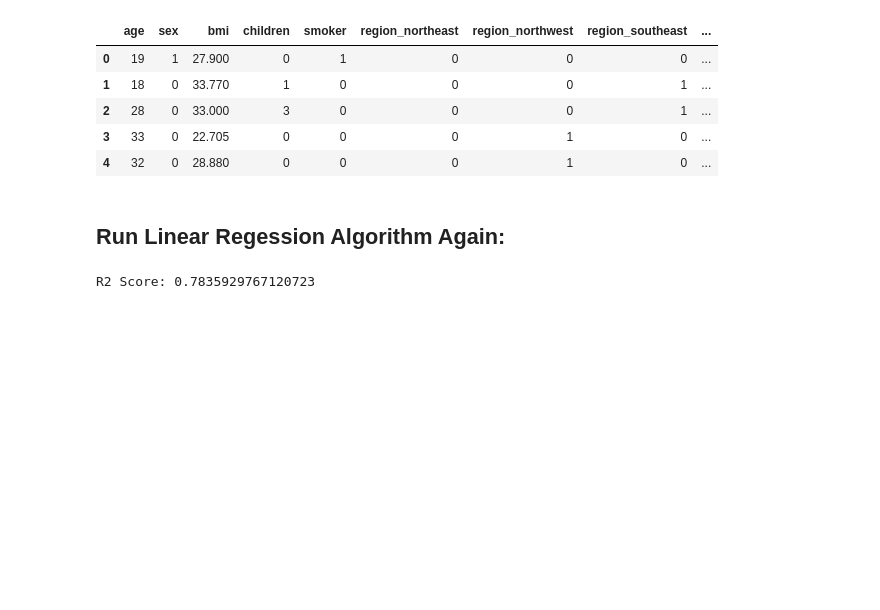
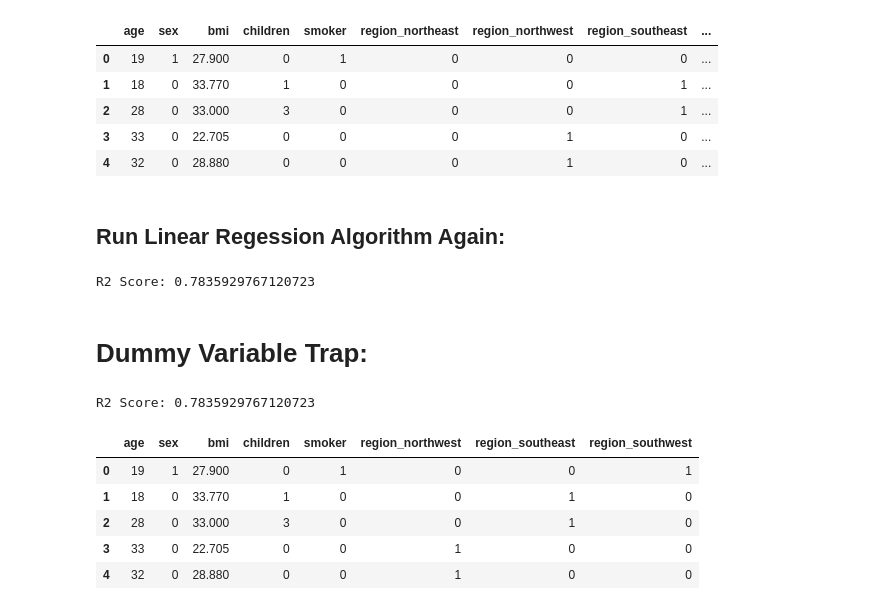
Before and after one commit to SatinderSinghSall/AI-and-Machine-Learning, a Jupyter notebook: 26. Machine Learning - Part 2/LinearRegression.ipynb, the cells around one changed output. Drawn from its saved outputs; the diff is of its cells as text; code cells hidden in the pictures; blank space fills up the shorter version.

Commit message:
AI / ML: Machine Learning - Part 2 -- Dummy Variable Trap.

```diff
--- a/26. Machine Learning - Part 2/LinearRegression.ipynb
+++ b/26. Machine Learning - Part 2/LinearRegression.ipynb
@@ -210,3 +210,5 @@ r2 = r2_score(y_test, y_pred)
 print(f"R2 Score: {r2}")
 # %% [output]
 R2 Score: 0.7835929767120723
+# %% [markdown]
+# Dummy Variable Trap:
@@ -212,0 +223,27 @@ R2 Score: 0.7835929767120723
+# %%
+# Train, Test and Split Data:
+
+X_train, X_test, y_train, y_test = train_test_split(
+    X, y, test_size=0.2, random_state=42
+)
+
+# Train Model:
+model = LinearRegression()
+model.fit(X_train, y_train)
+y_pred = model.predict(X_test)
+
+# Evaluation Metrics:
+r2 = r2_score(y_test, y_pred)
+
+print(f"R2 Score: {r2}")
+# %% [output]
+R2 Score: 0.7835929767120723
+# %%
+X.head()
+# %% [output]
+|  | age | sex | bmi | children | smoker | region_northwest | region_southeast | region_southwest |
+| 0 | 19 | 1 | 27.900 | 0 | 1 | 0 | 0 | 1 |
+| 1 | 18 | 0 | 33.770 | 1 | 0 | 0 | 1 | 0 |
+| 2 | 28 | 0 | 33.000 | 3 | 0 | 0 | 1 | 0 |
+| 3 | 33 | 0 | 22.705 | 0 | 0 | 1 | 0 | 0 |
+| 4 | 32 | 0 | 28.880 | 0 | 0 | 1 | 0 | 0 |
```
Also changed, not shown: parts of 2 cells of this notebook.
